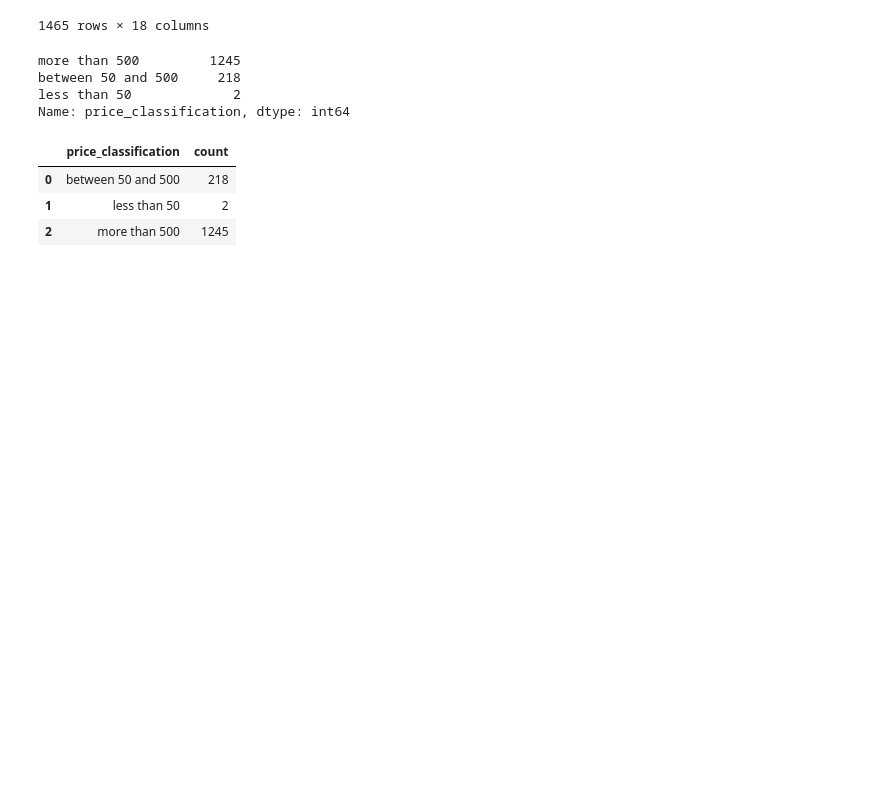
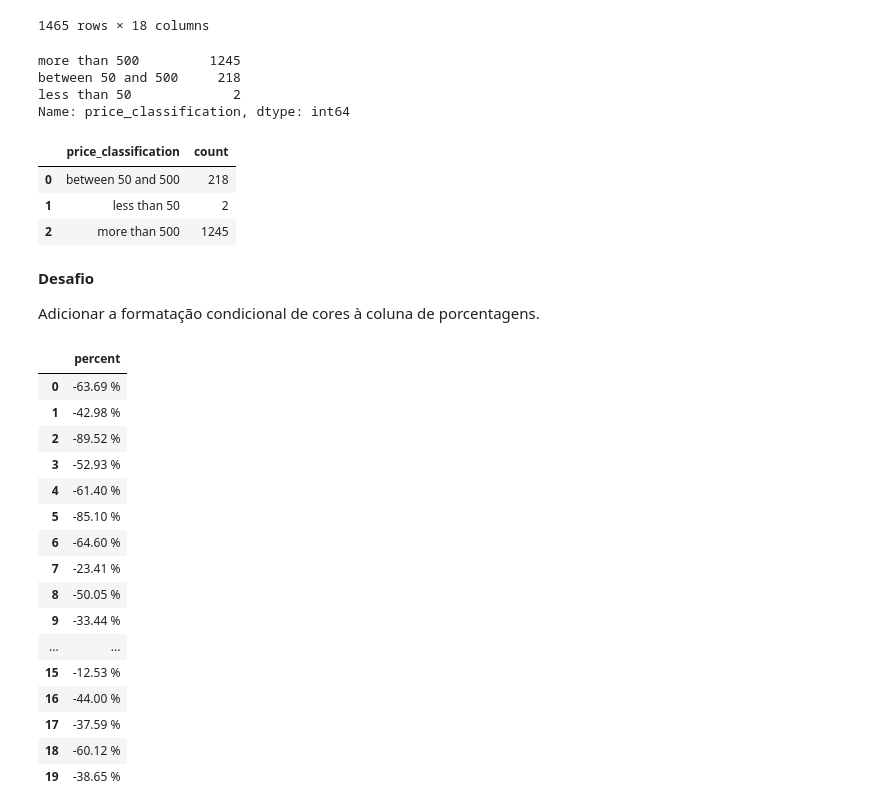
Before and after one commit to domingasdb/Data-Analysis-with-Artificial-Intelligence, a Jupyter notebook: analysis_amazon.ipynb, the cells around one changed output. Saved outputs shown, nothing was run; the diff lists cells and outputs as text; code cells hidden in the pictures; blank space fills up the shorter version.

```diff
--- a/analysis.ipynb
+++ b/analysis_amazon.ipynb
@@ -106,3 +114,29 @@ classification_counts
 | 0 | between 50 and 500 | 218 |
 | 1 | less than 50 | 2 |
 | 2 | more than 500 | 1245 |
+# %% [markdown]
+**Desafio**
+
+Adicionar a formatação condicional de cores à coluna de porcentagens.
+# %%
+(data[['percent']]*100).head(20).style \
+                .format('{:,.2f} %') \
+                .background_gradient(cmap='Greens')
+# %% [output]
+|  | percent |
+| 0 | -63.69 % |
+| 1 | -42.98 % |
+| 2 | -89.52 % |
+| 3 | -52.93 % |
+| 4 | -61.40 % |
+| 5 | -85.10 % |
+| 6 | -64.60 % |
+| 7 | -23.41 % |
+| 8 | -50.05 % |
+| 9 | -33.44 % |
+| ... | ... |
+| 15 | -12.53 % |
+| 16 | -44.00 % |
+| 17 | -37.59 % |
+| 18 | -60.12 % |
+| 19 | -38.65 % |
```
Also changed, not shown: parts of 17 cells of this notebook, 2 other files.
